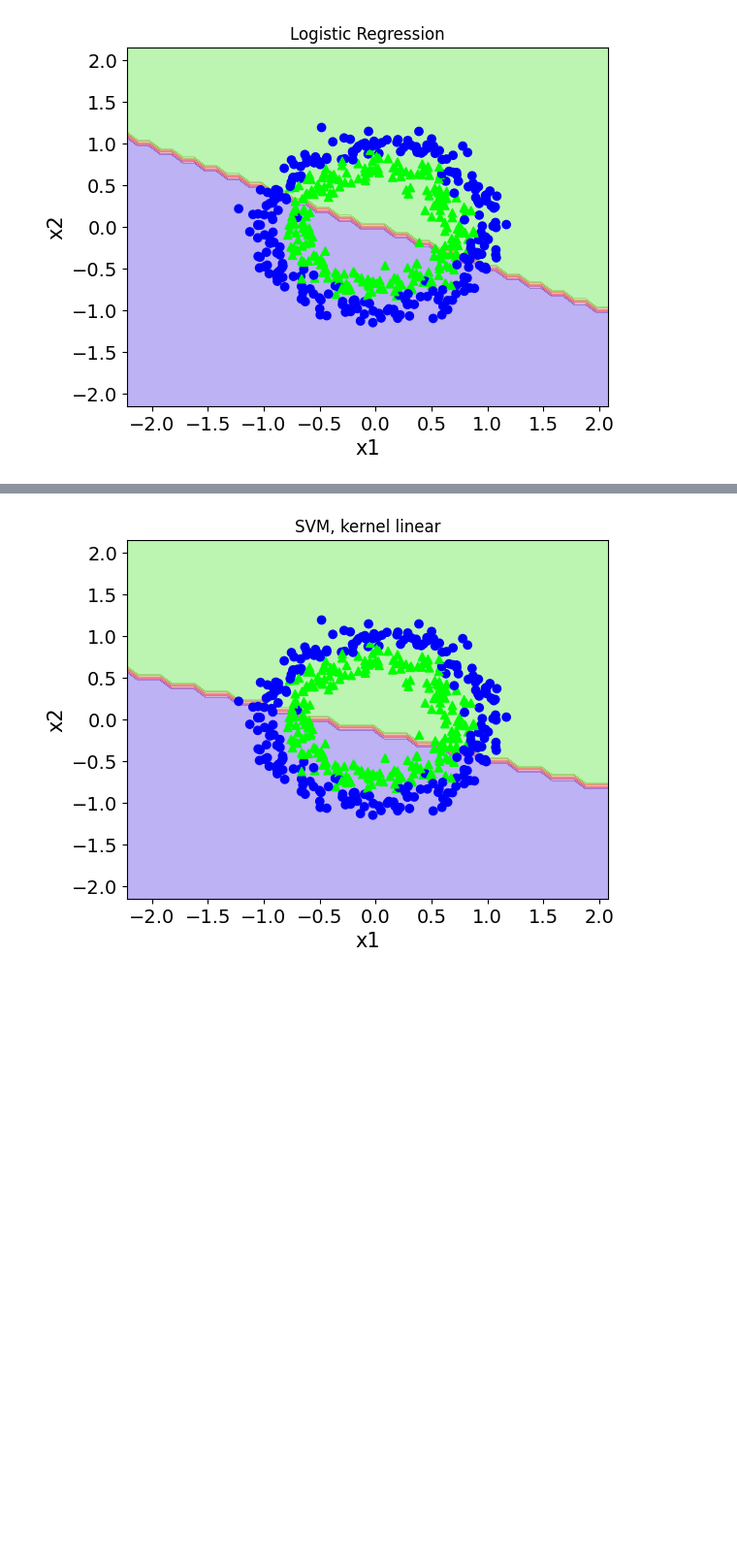
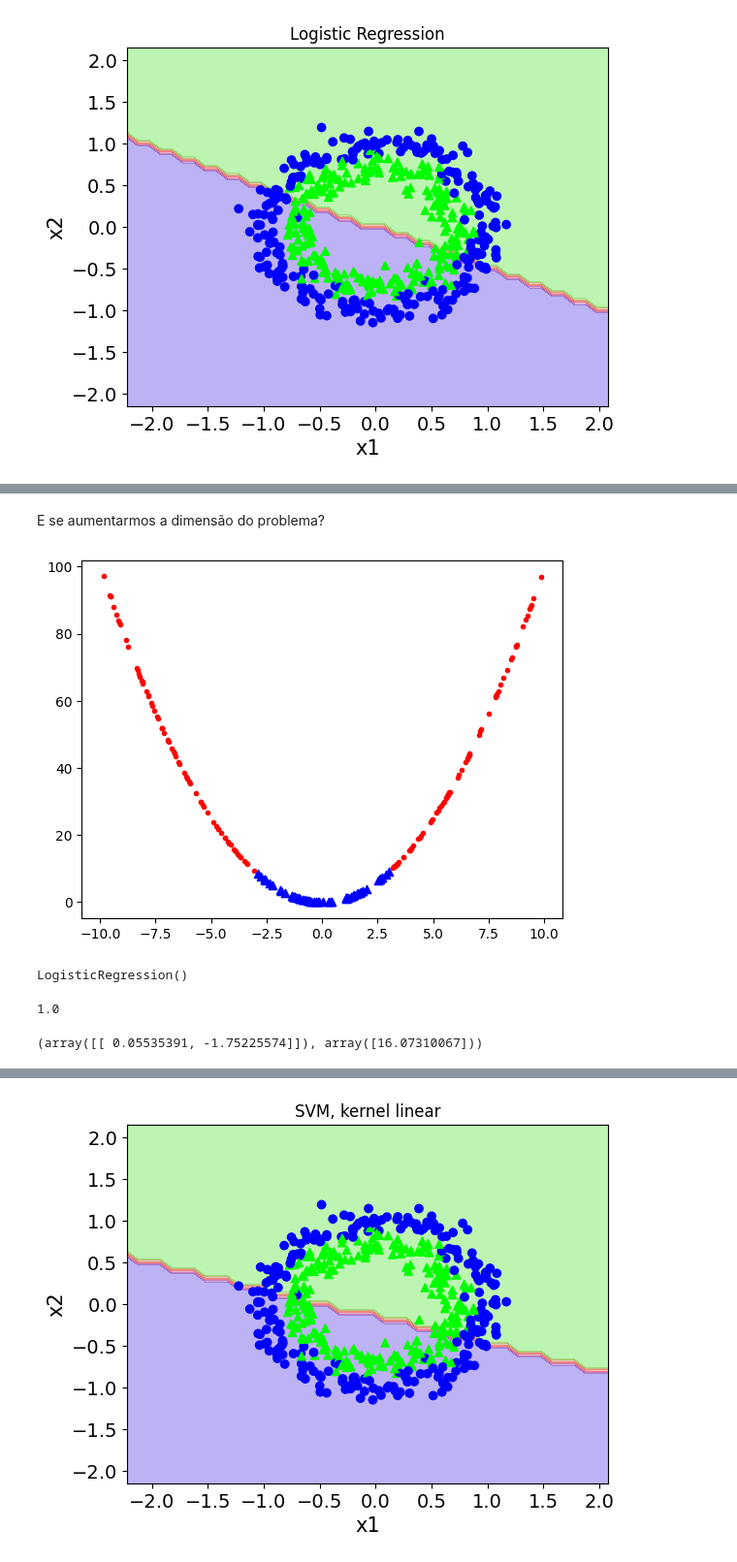
Before and after one commit to smastelini/eng-soft-ml-uel, a Jupyter notebook: aula-4.ipynb, the cells around one changed output, grey strips where cells are left out. Shown at 97% size. Cells and saved outputs as stored; diff of their text form; code cells hidden in the pictures; blank space fills up the shorter version.

```diff
--- a/aula-4.ipynb
+++ b/aula-4.ipynb
@@ -594,0 +644,26 @@ plt.show()
+# %% [markdown]
+E se aumentarmos a dimensão do problema?
+# %%
+for c in [0, 1]:
+    mask = y == c
+    x_ = x[mask]
+
+    plt.scatter(x_, x_ ** 2, color=colors[c], marker=markers[c])
+# %% [output]
+[figure, added]
+# %%
+x_x2 = np.hstack((x[:, None], (x ** 2)[:, None]))
+
+log_reg = lm.LogisticRegression()
+log_reg.fit(x_x2, y)
+# %% [output]
+LogisticRegression()
+# %%
+# Acurácia no treino: atenção, não faça isso em casa XD
+sum(y == log_reg.predict(x_x2)) / len(y)
+# %% [output]
+1.0
+# %%
+log_reg.coef_, log_reg.intercept_
+# %% [output]
+(array([[ 0.05535391, -1.75225574]]), array([16.07310067]))
```
Also changed, not shown: parts of 15 cells of this notebook, 1 other file.
